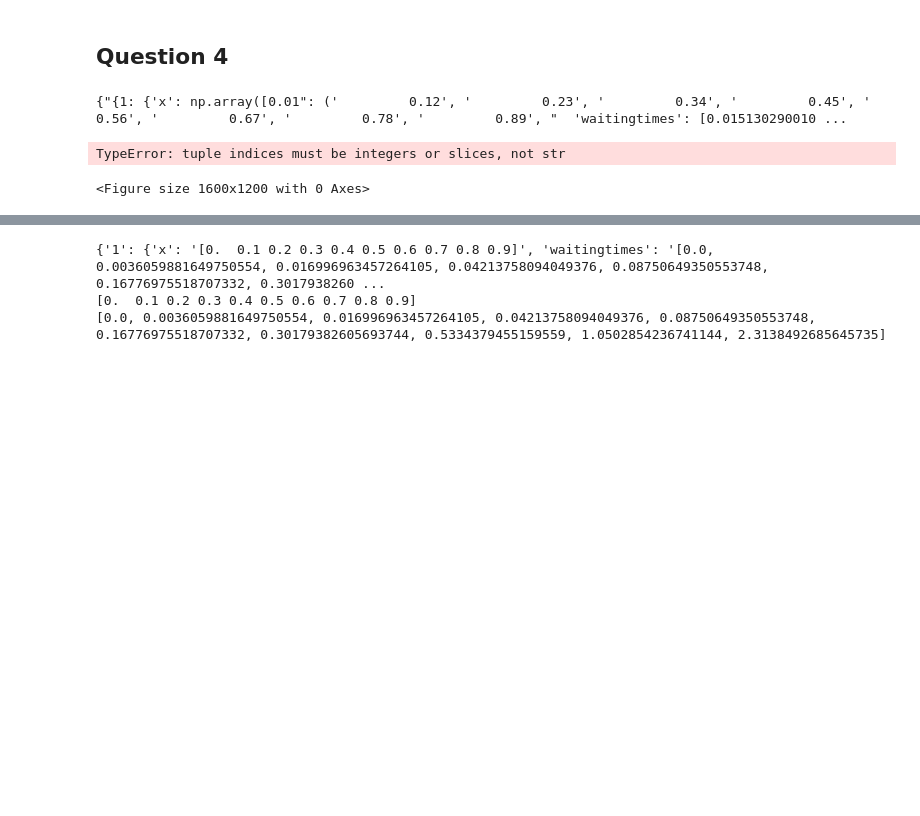
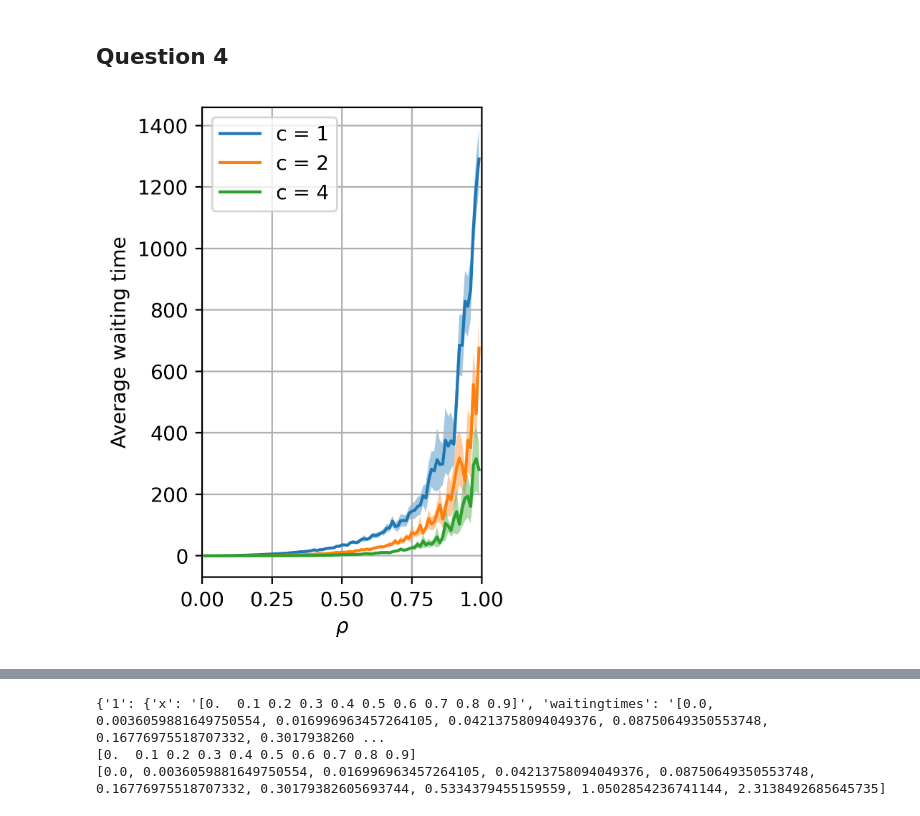
Before and after one commit to pabloralves/Stoc_Assignment_2, a Jupyter notebook: assignment2_plot.ipynb, the cells around one changed output, grey strips where cells are left out. Saved outputs shown, nothing was run; the diff lists cells and outputs as text; code cells hidden in the pictures; blank space fills up the shorter version.

```diff
--- a/assignment2_plot.ipynb
+++ b/assignment2_plot.ipynb
@@ -381,50 +3205,29 @@ plt.show()
 # %%
-# Read files
-import csv
+#Q4_tail
+#Q4_markov
+#Q4_deter
 
-with open("Q4_test-1.txt") as f:
-    reader = csv.reader(f)
-    headers = next(reader)
-    lines = list(reader)
+plt.figure(figsize=(3,4),dpi=400)
 
-Q4_test = dict(zip(headers, zip(*lines)))
-print(Q4_test)
-
-#Q4_test = data_loader("Q4_test-1.txt")
-
-#print(Q4_test)
-# Data_Q4_from_0_1
-#long = np.loadtxt("Q4_test.txt")
-#deter = np.loadtxt("Q4_test_deter.txt")
-#markov = np.loadtxt("Q4_test_markov.txt")
-
-plt.figure(figsize=(4,3),dpi=400)
-
-for num_servers, values in Q4_test.items():
+for num_servers, values in Q4_markov.items():
     x = values['x']
     waitingtimes = values['waitingtimes']
     confidence_waitingtime = np.array(values['confidences'])
 
     plt.plot(x, waitingtimes, label=f'c = {num_servers}')
     plt.fill_between(x, waitingtimes - confidence_waitingtime, waitingtimes + confidence_waitingtime, alpha=0.4)
 
 plt.xlabel('$\\rho$')
 plt.ylabel("Average waiting time")
 
 #plt.title('FIFO')
-plt.xticks([rhos[0],0.75,0.8,0.85,0.9,rhos[-1]])
-plt.xlim([rhos[0],rhos[-1]])
-plt.ylim([0,1200])
+#plt.xticks([rhos[0],rhos[-1]])
+plt.xlim([0,1])
+#plt.ylim([0,1200])
 plt.legend()
 plt.legend(loc='upper left')
 plt.grid()
 plt.tight_layout()
-#plt.show()
-plt.savefig('Q4.png')
-
-
-print('Done')
+plt.savefig('Q4_markov.png')
 # %% [output]
-{"{1: {'x': np.array([0.01": ('         0.12', '         0.23', '         0.34', '         0.45', '         0.56', '         0.67', '         0.78', '         0.89', "  'waitingtimes': [0.015130290010 ...
-TypeError: tuple indices must be integers or slices, not str
-<Figure size 1600x1200 with 0 Axes>
+[figure, added]
```
Also changed, not shown: parts of 8 cells of this notebook.
